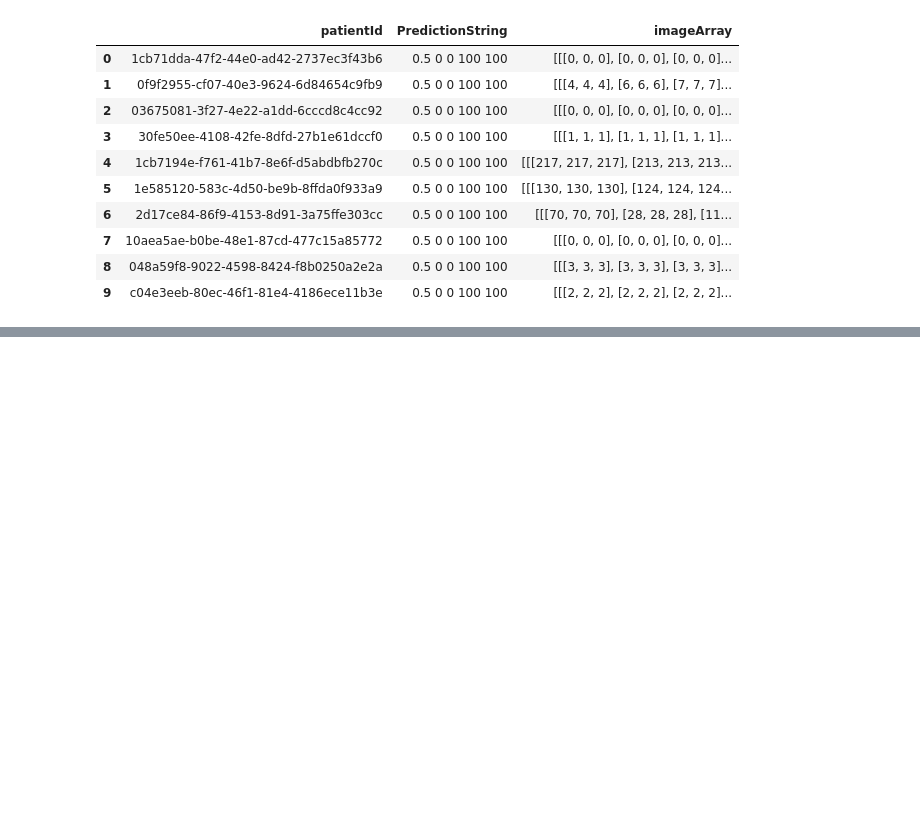
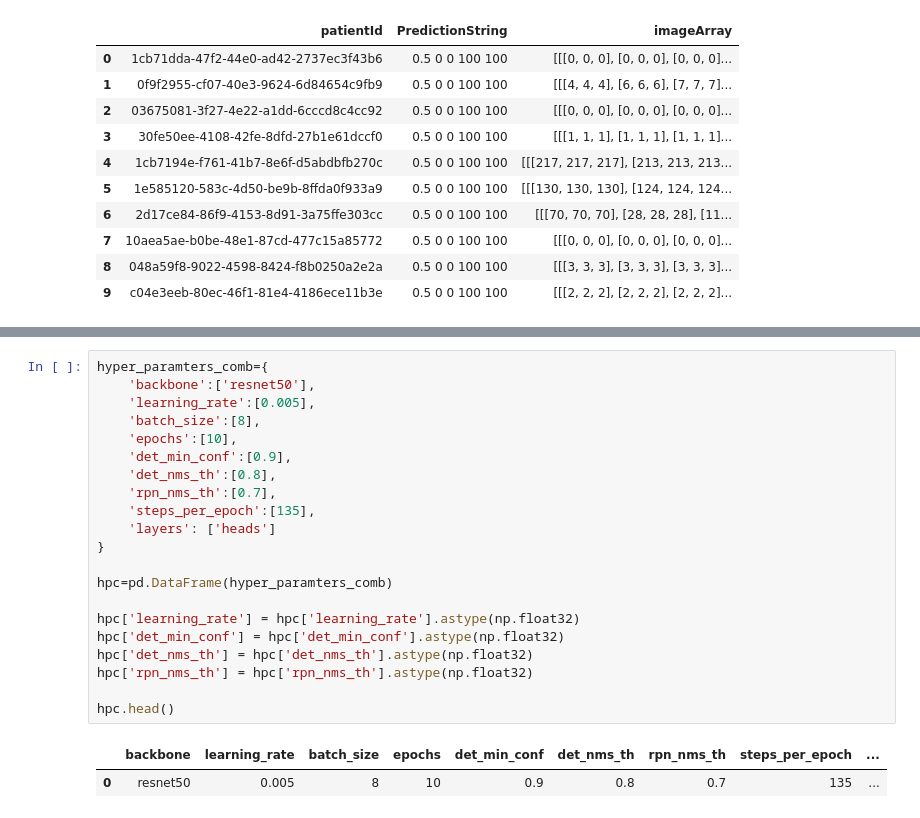
Before and after one commit to nandhukumar86/CapstonePneumoniaDetection, a Jupyter notebook: Vani/Capstoneyolomodel.ipynb, the cells around one changed output, grey strips where cells are left out. Drawn from its saved outputs; the diff is of its cells as text; blank space fills up the shorter version.

```diff
--- a/Vani/Capstoneyolomodel.ipynb
+++ b/Vani/Capstoneyolomodel.ipynb
@@ -232,0 +269,24 @@ train_class_df.describe
+# %%
+hyper_paramters_comb={
+    'backbone':['resnet50'],
+    'learning_rate':[0.005],
+    'batch_size':[8],
+    'epochs':[10],
+    'det_min_conf':[0.9],
+    'det_nms_th':[0.8],
+    'rpn_nms_th':[0.7],
+    'steps_per_epoch':[135],
+    'layers': ['heads']
+}
+
+hpc=pd.DataFrame(hyper_paramters_comb)
+
+hpc['learning_rate'] = hpc['learning_rate'].astype(np.float32)
+hpc['det_min_conf'] = hpc['det_min_conf'].astype(np.float32)
+hpc['det_nms_th'] = hpc['det_nms_th'].astype(np.float32)
+hpc['rpn_nms_th'] = hpc['rpn_nms_th'].astype(np.float32)
+
+hpc.head()
+# %% [output]
+|  | backbone | learning_rate | batch_size | epochs | det_min_conf | det_nms_th | rpn_nms_th | steps_per_epoch | ... |
+| 0 | resnet50 | 0.005 | 8 | 10 | 0.9 | 0.8 | 0.7 | 135 | ... |
```
Also changed, not shown: parts of 8 cells of this notebook.
